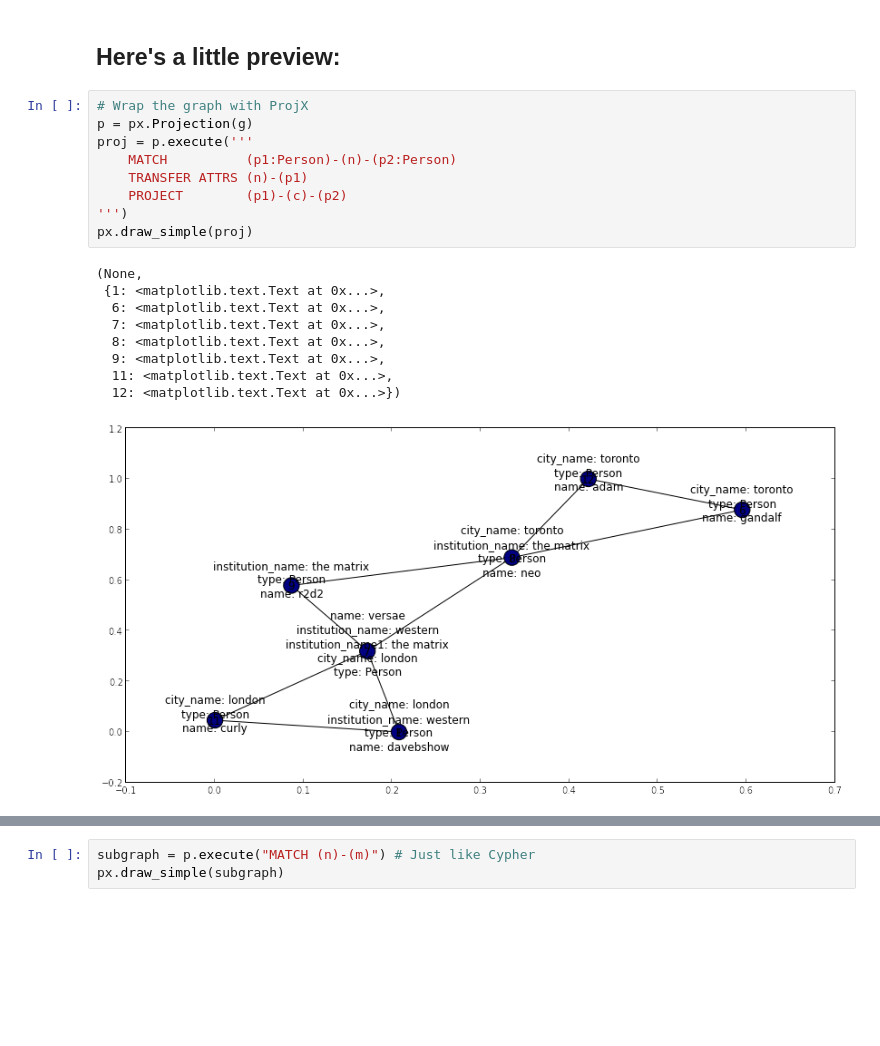
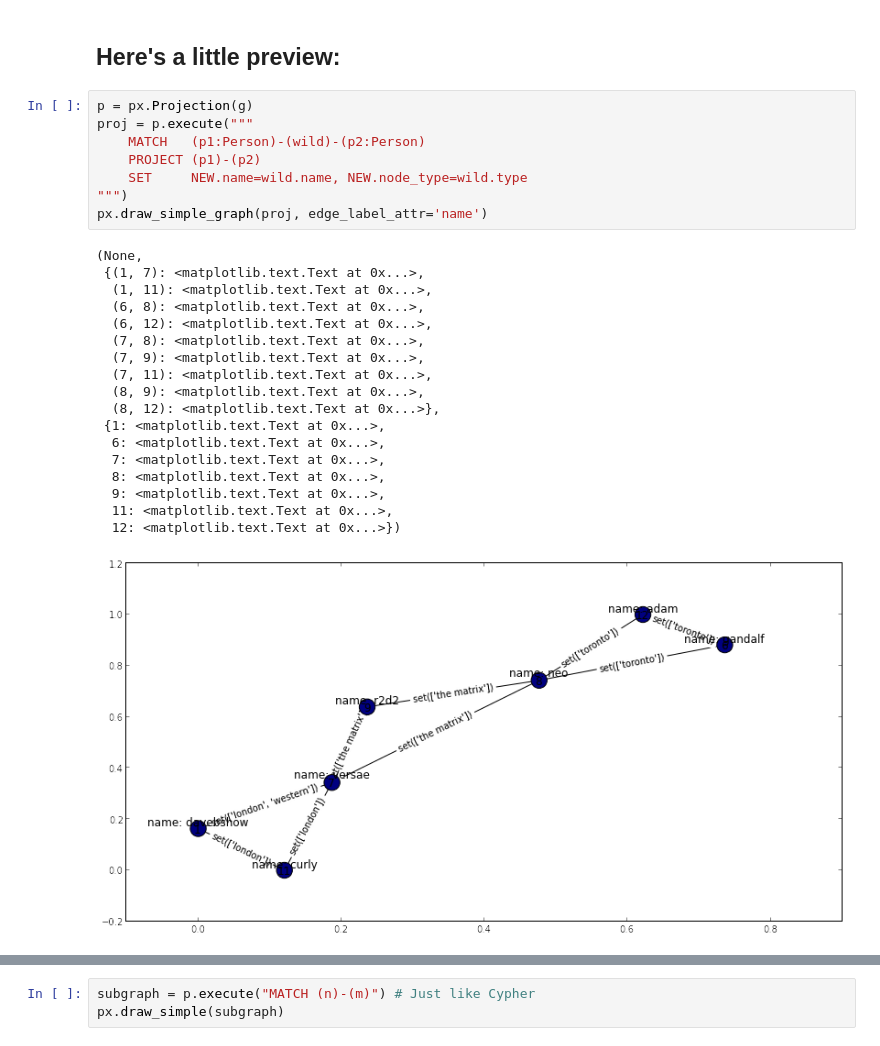
Before and after one commit to davebshow/projx, a Jupyter notebook: projx_demo.ipynb, the cells around one changed output, grey strips where cells are left out. Drawn from its saved outputs; the diff is of its cells as text; blank space fills up the shorter version.

```diff
--- a/projx_demo.ipynb
+++ b/projx_demo.ipynb
@@ -62,21 +66,29 @@ px.draw_simple(g)
 # %% [markdown]
 ## Here's a little preview:
 # %%
-# Wrap the graph with ProjX
 p = px.Projection(g)
-proj = p.execute('''
-    MATCH          (p1:Person)-(n)-(p2:Person)
-    TRANSFER ATTRS (n)-(p1)
-    PROJECT        (p1)-(c)-(p2)
-''')
-px.draw_simple(proj)
+proj = p.execute("""
+    MATCH   (p1:Person)-(wild)-(p2:Person)
+    PROJECT (p1)-(p2)
+    SET     NEW.name=wild.name, NEW.node_type=wild.type
+""")
+px.draw_simple_graph(proj, edge_label_attr='name')
 # %% [output]
 (None,
+ {(1, 7): <matplotlib.text.Text at 0x...>,
+  (1, 11): <matplotlib.text.Text at 0x...>,
+  (6, 8): <matplotlib.text.Text at 0x...>,
+  (6, 12): <matplotlib.text.Text at 0x...>,
+  (7, 8): <matplotlib.text.Text at 0x...>,
+  (7, 9): <matplotlib.text.Text at 0x...>,
+  (7, 11): <matplotlib.text.Text at 0x...>,
+  (8, 9): <matplotlib.text.Text at 0x...>,
+  (8, 12): <matplotlib.text.Text at 0x...>},
  {1: <matplotlib.text.Text at 0x...>,
   6: <matplotlib.text.Text at 0x...>,
   7: <matplotlib.text.Text at 0x...>,
   8: <matplotlib.text.Text at 0x...>,
   9: <matplotlib.text.Text at 0x...>,
   11: <matplotlib.text.Text at 0x...>,
   12: <matplotlib.text.Text at 0x...>})
-[figure, old version]
+[figure, new version]
```
Also changed, not shown: parts of 32 cells of this notebook, 2 other files.
